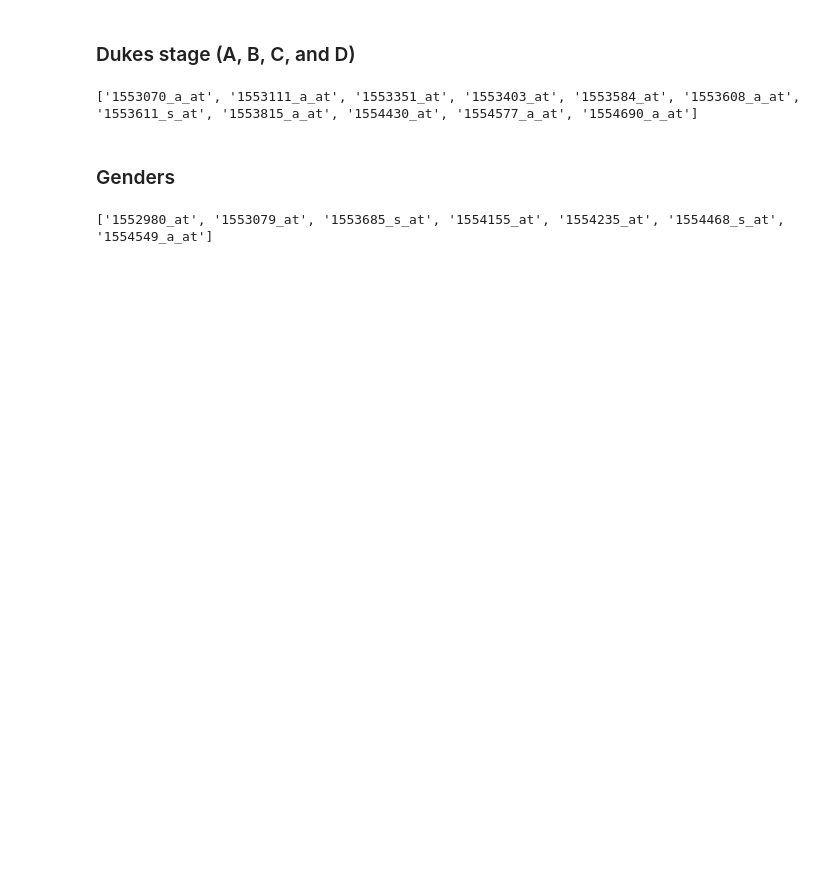
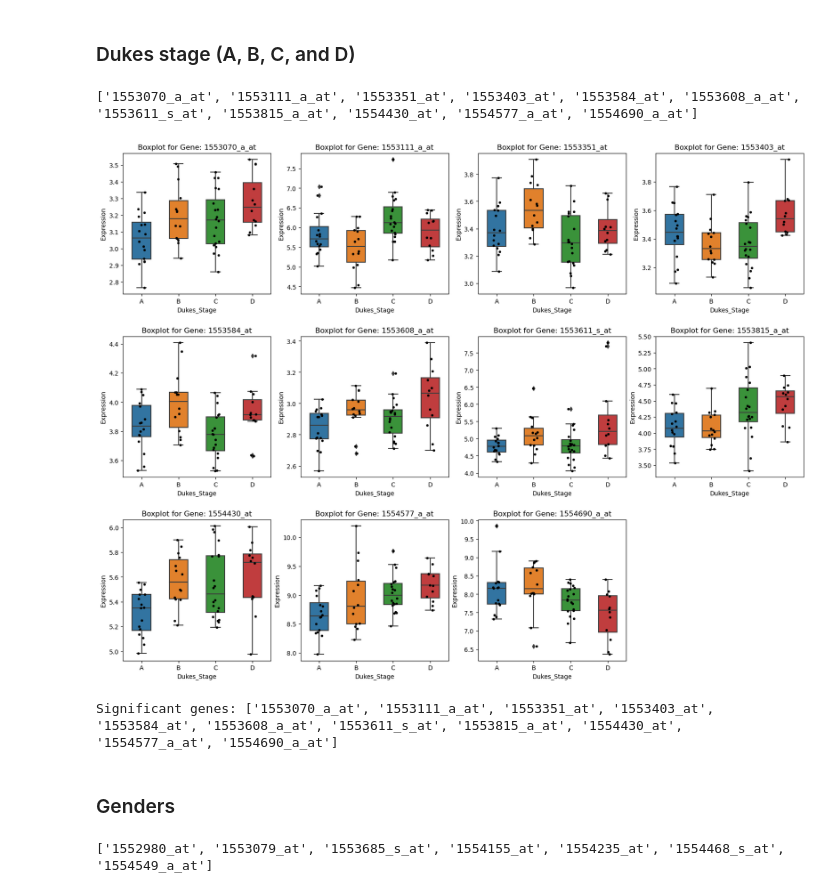
Before and after one commit to chira-ploy/CRC-DataViz-EDA, a Jupyter notebook: MergeData_Analysis.ipynb, the cells around one changed output. Saved outputs shown, nothing was run; the diff lists cells and outputs as text; code cells hidden in the pictures; blank space fills up the shorter version.

```diff
--- a/MergeData_Analysis.ipynb
+++ b/MergeData_Analysis.ipynb
@@ -254,5 +246,11 @@ print (significant_genes)
 # %% [output]
 ['1553070_a_at', '1553111_a_at', '1553351_at', '1553403_at', '1553584_at', '1553608_a_at', '1553611_s_at', '1553815_a_at', '1554430_at', '1554577_a_at', '1554690_a_at']
+# %%
+significant_genes_Dukes = main(df_merge_working, 'Dukes_Stage', 0.01)
+print(f"Significant genes: {significant_genes}")
+# %% [output]
+[figure, added]
+Significant genes: ['1553070_a_at', '1553111_a_at', '1553351_at', '1553403_at', '1553584_at', '1553608_a_at', '1553611_s_at', '1553815_a_at', '1554430_at', '1554577_a_at', '1554690_a_at']
 # %% [markdown]
 ### Genders
 # %%
```
Also changed, not shown: parts of 35 cells of this notebook.
